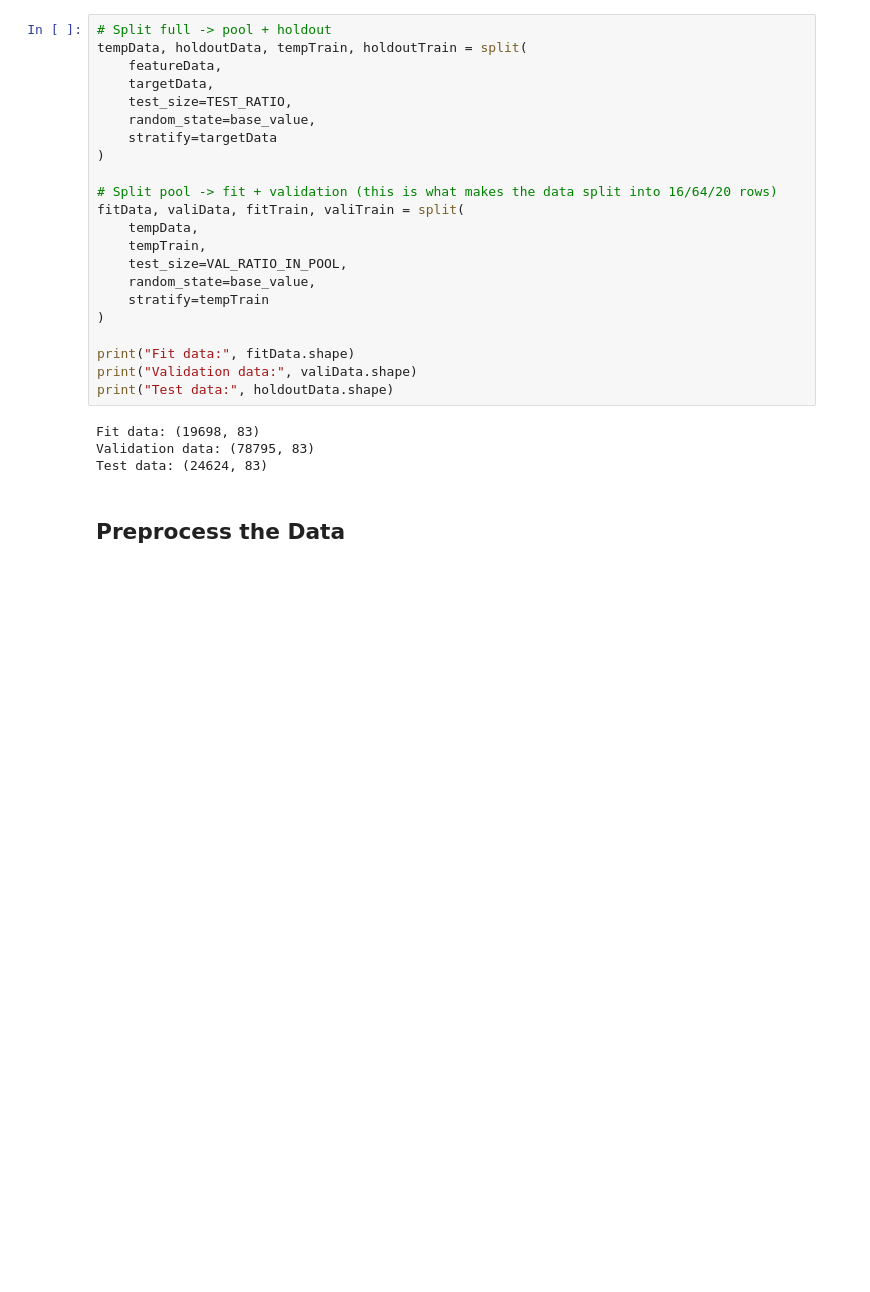
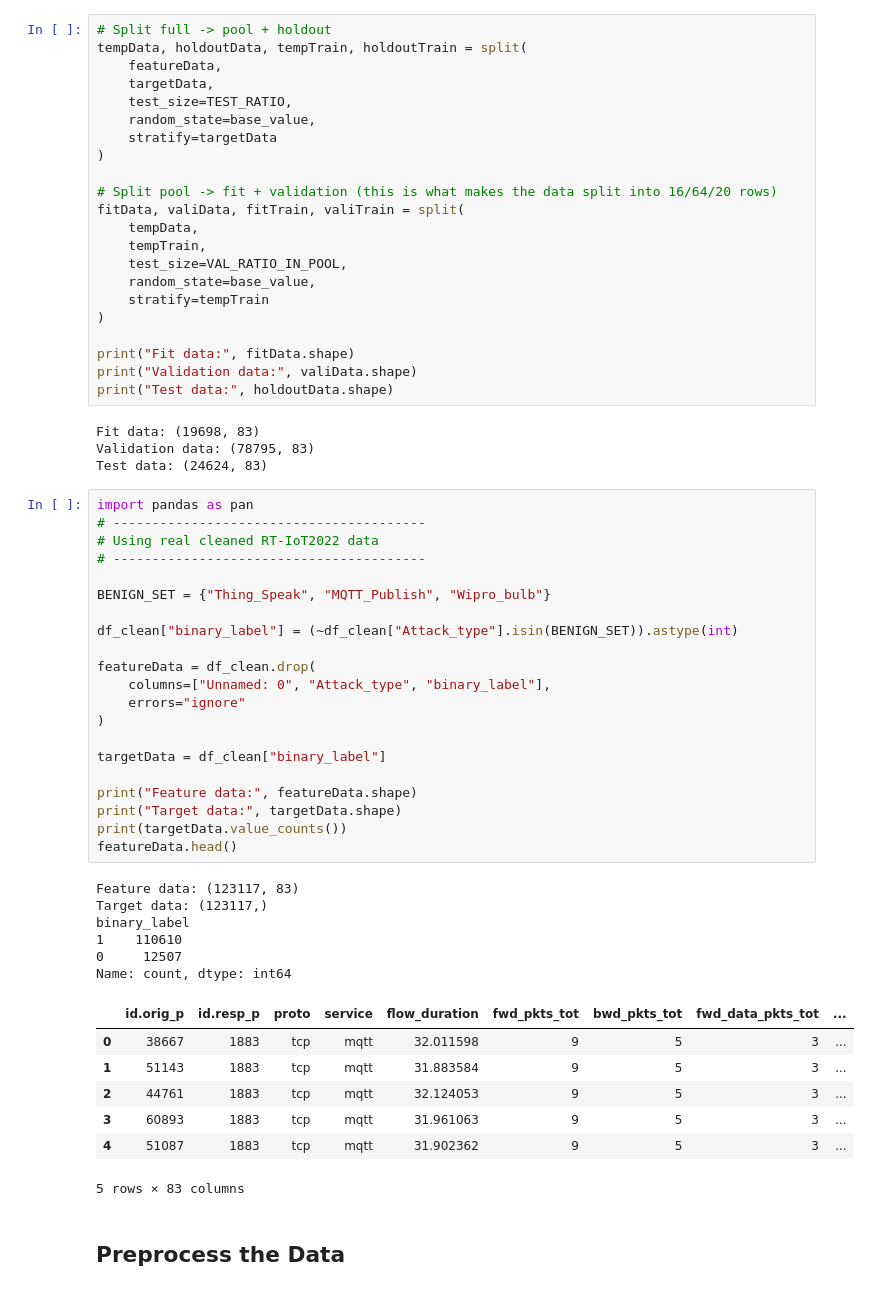
Before and after one commit to 01091966/msc_project, a Jupyter notebook: 01_rt_iot2022_experiments.ipynb.ipynb, the cells around one changed output. Drawn from its saved outputs; the diff is of its cells as text; blank space fills up the shorter version.

```diff
--- a/01_rt_iot2022_experiments.ipynb.ipynb
+++ b/01_rt_iot2022_experiments.ipynb.ipynb
@@ -268,6 +268,41 @@ print("Test data:", holdoutData.shape)
 Fit data: (19698, 83)
 Validation data: (78795, 83)
 Test data: (24624, 83)
+# %%
+import pandas as pan
+# ----------------------------------------
+# Using real cleaned RT-IoT2022 data
+# ----------------------------------------
+
+BENIGN_SET = {"Thing_Speak", "MQTT_Publish", "Wipro_bulb"}
+
+df_clean["binary_label"] = (~df_clean["Attack_type"].isin(BENIGN_SET)).astype(int)
+
+featureData = df_clean.drop(
+    columns=["Unnamed: 0", "Attack_type", "binary_label"],
+    errors="ignore"
+)
+
+targetData = df_clean["binary_label"]
+
+print("Feature data:", featureData.shape)
+print("Target data:", targetData.shape)
+print(targetData.value_counts())
+featureData.head()
+# %% [output]
+Feature data: (123117, 83)
+Target data: (123117,)
+binary_label
+1    110610
+0     12507
+Name: count, dtype: int64
+|  | id.orig_p | id.resp_p | proto | service | flow_duration | fwd_pkts_tot | bwd_pkts_tot | fwd_data_pkts_tot | ... |
+| 0 | 38667 | 1883 | tcp | mqtt | 32.011598 | 9 | 5 | 3 | ... |
+| 1 | 51143 | 1883 | tcp | mqtt | 31.883584 | 9 | 5 | 3 | ... |
+| 2 | 44761 | 1883 | tcp | mqtt | 32.124053 | 9 | 5 | 3 | ... |
+| 3 | 60893 | 1883 | tcp | mqtt | 31.961063 | 9 | 5 | 3 | ... |
+| 4 | 51087 | 1883 | tcp | mqtt | 31.902362 | 9 | 5 | 3 | ... |
+5 rows × 83 columns
 # %% [markdown]
 ## Preprocess the Data
 # %%
```
Also changed, not shown: parts of 1 cell of this notebook.
